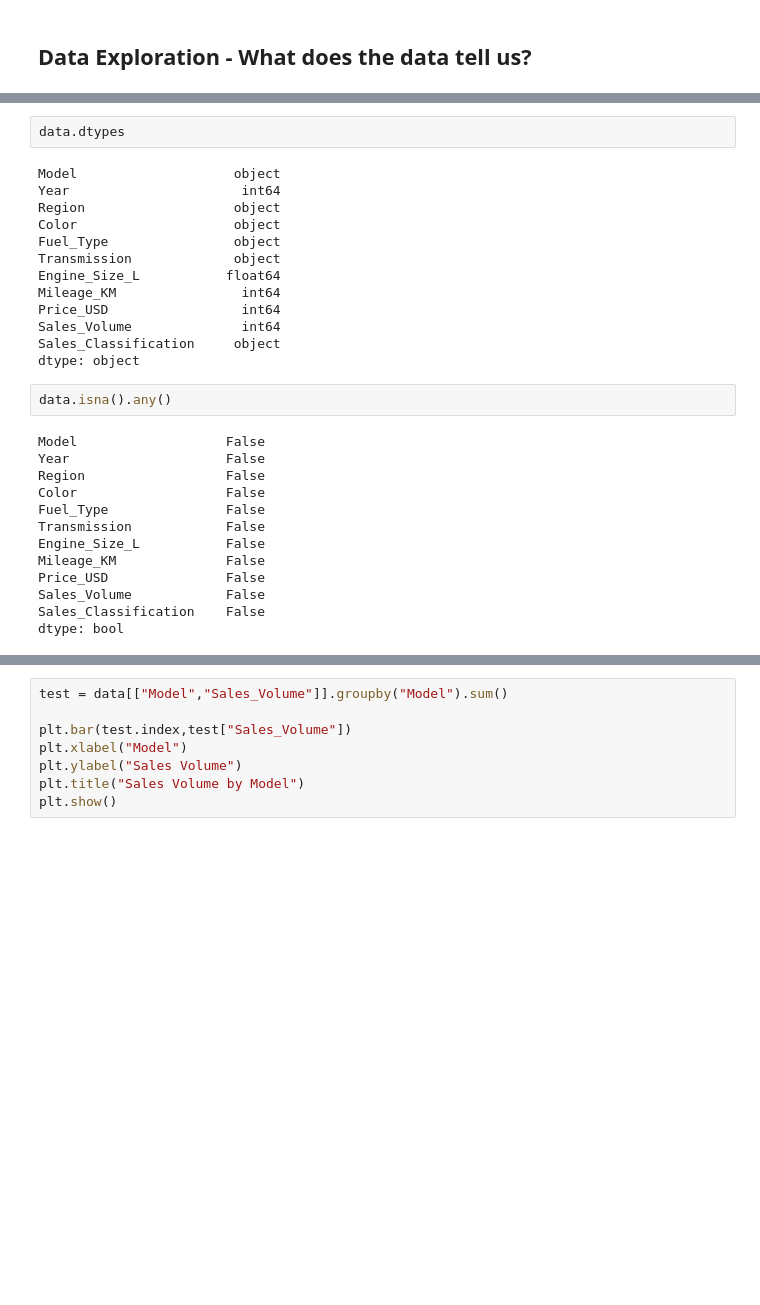
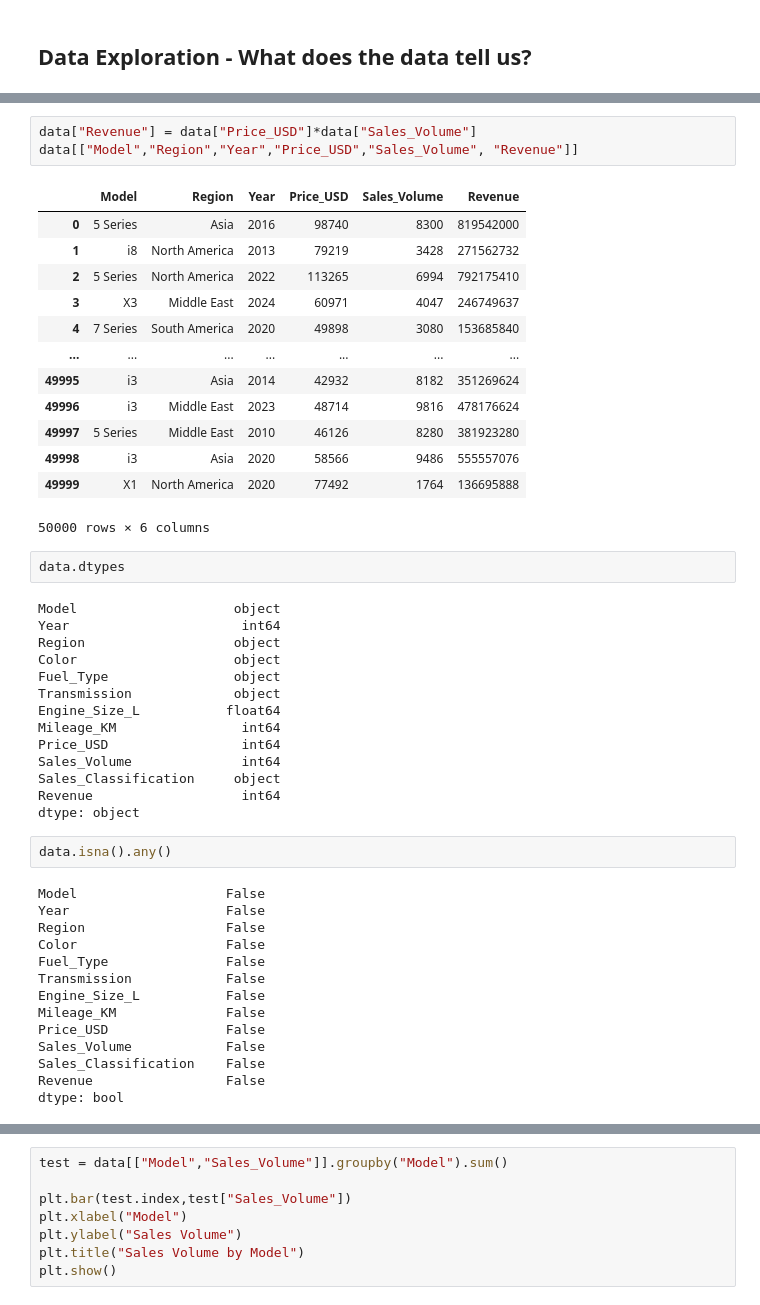
Before and after one commit to VithushanE/BMWWorldWideSales, a Jupyter notebook: BMWSales.ipynb, the cells around one changed output, grey strips where cells are left out. Cells and saved outputs as stored; diff of their text form; blank space fills up the shorter version.

```diff
--- a/BMWSales.ipynb
+++ b/BMWSales.ipynb
@@ -33,3 +49,20 @@ data.head(20)
+# %%
+data["Revenue"] = data["Price_USD"]*data["Sales_Volume"]
+data[["Model","Region","Year","Price_USD","Sales_Volume", "Revenue"]]
+# %% [output]
+|  | Model | Region | Year | Price_USD | Sales_Volume | Revenue |
+| 0 | 5 Series | Asia | 2016 | 98740 | 8300 | 819542000 |
+| 1 | i8 | North America | 2013 | 79219 | 3428 | 271562732 |
+| 2 | 5 Series | North America | 2022 | 113265 | 6994 | 792175410 |
+| 3 | X3 | Middle East | 2024 | 60971 | 4047 | 246749637 |
+| 4 | 7 Series | South America | 2020 | 49898 | 3080 | 153685840 |
+| ... | ... | ... | ... | ... | ... | ... |
+| 49995 | i3 | Asia | 2014 | 42932 | 8182 | 351269624 |
+| 49996 | i3 | Middle East | 2023 | 48714 | 9816 | 478176624 |
+| 49997 | 5 Series | Middle East | 2010 | 46126 | 8280 | 381923280 |
+| 49998 | i3 | Asia | 2020 | 58566 | 9486 | 555557076 |
+| 49999 | X1 | North America | 2020 | 77492 | 1764 | 136695888 |
+50000 rows × 6 columns
 # %%
 data.dtypes
 # %% [output]
@@ -44,6 +77,7 @@ Mileage_KM                int64
 Price_USD                 int64
 Sales_Volume              int64
 Sales_Classification     object
+Revenue                   int64
 dtype: object
 # %%
 data.isna().any()
@@ -59,5 +93,6 @@ Mileage_KM              False
 Price_USD               False
 Sales_Volume            False
 Sales_Classification    False
+Revenue                 False
 dtype: bool
 # %%
```
Also changed, not shown: parts of 3 cells of this notebook.
